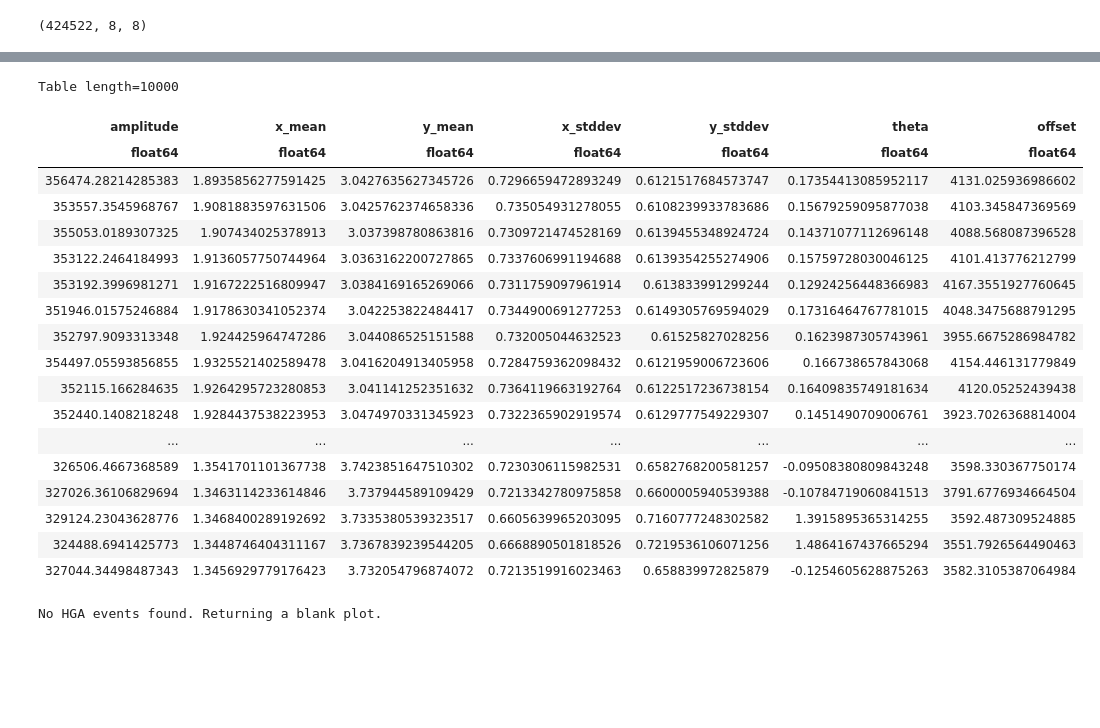
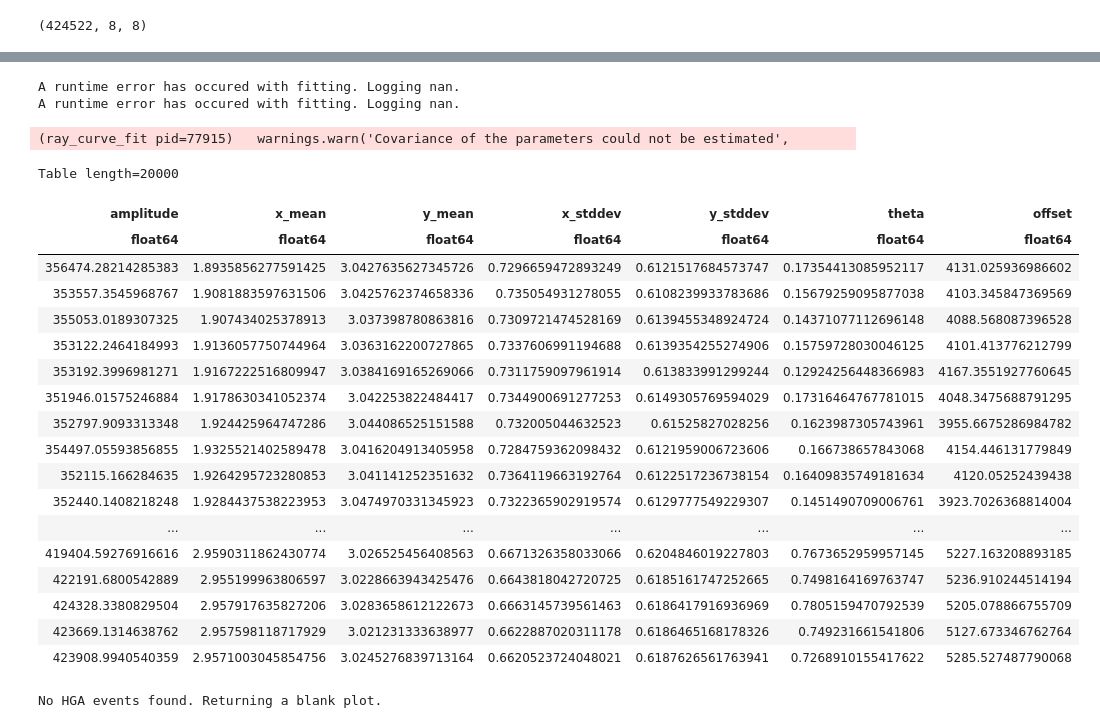
Before and after one commit to GalagaBits/JWST-FGS-Spelunker, a Jupyter notebook: notebooks/examples/17.ipynb, the cells around one changed output, grey strips where cells are left out. Saved outputs shown, nothing was run; the diff lists cells and outputs as text; code cells hidden in the pictures; blank space fills up the shorter version.

```diff
--- a/notebooks/examples/17.ipynb
+++ b/notebooks/examples/17.ipynb
@@ -1,9 +1,9 @@
 # %%
 import sys
 sys.path.append('/Users/ddeal/JWST-FGS-Spelunker/JWST-FGS-Spelunker-main/')
-import Spelunker
+import spelunker.spelunker as spelunker
 
-spk = Spelunker.load('/Users/ddeal/JWST-Treasure-Chest/', pid=1717)
+spk = spelunker.load('/Users/ddeal/JWST-Treasure-Chest/', pid=1717)
 # %% [output]
 INFO: Found cached file ./mastDownload/JWST/jw01717001001_02101_00001_mirimage/jw01717001001_gs-fg_2023161064737_cal.fits with expected size 10710720. [astroquery.query]
 INFO: Found cached file ./mastDownload/JWST/jw01717001001_02101_00001_mirimage/jw01717001001_gs-fg_2023161065356_cal.fits with expected size 6186240. [astroquery.query]
@@ -42,5 +42,5 @@ spk.fg_array.shape
 # %% [output]
 (424522, 8, 8)
 # %%
-spk.gauss2d_fit(spk.fg_array[0:10000],ncpus=6)
+spk.gauss2d_fit(spk.fg_array[0:20000],ncpus=6)
 # %% [output]
@@ -48,22 +49,25 @@ spk.gauss2d_fit(spk.fg_array[0:10000],ncpus=6)
-Table length=10000
+A runtime error has occured with fitting. Logging nan.
+A runtime error has occured with fitting. Logging nan.
+(ray_curve_fit pid=77915)   warnings.warn('Covariance of the parameters could not be estimated',
+Table length=20000
 | amplitude | x_mean | y_mean | x_stddev | y_stddev | theta | offset |
 | float64 | float64 | float64 | float64 | float64 | float64 | float64 |
 | 356474.28214285383 | 1.8935856277591425 | 3.0427635627345726 | 0.7296659472893249 | 0.6121517684573747 | 0.17354413085952117 | 4131.025936986602 |
 | 353557.3545968767 | 1.9081883597631506 | 3.0425762374658336 | 0.735054931278055 | 0.6108239933783686 | 0.15679259095877038 | 4103.345847369569 |
 | 355053.0189307325 | 1.907434025378913 | 3.037398780863816 | 0.7309721474528169 | 0.6139455348924724 | 0.14371077112696148 | 4088.568087396528 |
 | 353122.2464184993 | 1.9136057750744964 | 3.0363162200727865 | 0.7337606991194688 | 0.6139354255274906 | 0.15759728030046125 | 4101.413776212799 |
 | 353192.3996981271 | 1.9167222516809947 | 3.0384169165269066 | 0.7311759097961914 | 0.613833991299244 | 0.12924256448366983 | 4167.3551927760645 |
 | 351946.01575246884 | 1.9178630341052374 | 3.042253822484417 | 0.7344900691277253 | 0.6149305769594029 | 0.17316464767781015 | 4048.3475688791295 |
 | 352797.9093313348 | 1.924425964747286 | 3.044086525151588 | 0.732005044632523 | 0.61525827028256 | 0.1623987305743961 | 3955.6675286984782 |
 | 354497.05593856855 | 1.9325521402589478 | 3.0416204913405958 | 0.7284759362098432 | 0.6121959006723606 | 0.166738657843068 | 4154.446131779849 |
 | 352115.166284635 | 1.9264295723280853 | 3.041141252351632 | 0.7364119663192764 | 0.6122517236738154 | 0.16409835749181634 | 4120.05252439438 |
 | 352440.1408218248 | 1.9284437538223953 | 3.0474970331345923 | 0.7322365902919574 | 0.6129777549229307 | 0.1451490709006761 | 3923.7026368814004 |
 | ... | ... | ... | ... | ... | ... | ... |
-| 326506.4667368589 | 1.3541701101367738 | 3.7423851647510302 | 0.7230306115982531 | 0.6582768200581257 | -0.09508380809843248 | 3598.330367750174 |
-| 327026.36106829694 | 1.3463114233614846 | 3.737944589109429 | 0.7213342780975858 | 0.6600005940539388 | -0.10784719060841513 | 3791.6776934664504 |
-| 329124.23043628776 | 1.3468400289192692 | 3.7335380539323517 | 0.6605639965203095 | 0.7160777248302582 | 1.3915895365314255 | 3592.487309524885 |
-| 324488.6941425773 | 1.3448746404311167 | 3.7367839239544205 | 0.6668890501818526 | 0.7219536106071256 | 1.4864167437665294 | 3551.7926564490463 |
-| 327044.34498487343 | 1.3456929779176423 | 3.732054796874072 | 0.7213519916023463 | 0.658839972825879 | -0.1254605628875263 | 3582.3105387064984 |
+| 419404.59276916616 | 2.9590311862430774 | 3.026525456408563 | 0.6671326358033066 | 0.6204846019227803 | 0.7673652959957145 | 5227.163208893185 |
+| 422191.6800542889 | 2.955199963806597 | 3.0228663943425476 | 0.6643818042720725 | 0.6185161747252665 | 0.7498164169763747 | 5236.910244514194 |
+| 424328.3380829504 | 2.957917635827206 | 3.0283658612122673 | 0.6663145739561463 | 0.6186417916936969 | 0.7805159470792539 | 5205.078866755709 |
+| 423669.1314638762 | 2.957598118717929 | 3.021231333638977 | 0.6622887020311178 | 0.6186465168178326 | 0.749231661541806 | 5127.673346762764 |
+| 423908.9940540359 | 2.9571003045854756 | 3.0245276839713164 | 0.6620523724048021 | 0.6187626561763941 | 0.7268910155417622 | 5285.527487790068 |
 # %%
 import matplotlib.pyplot as plt
 
```
Also changed, not shown: parts of 1 cell of this notebook, 16 other files.
